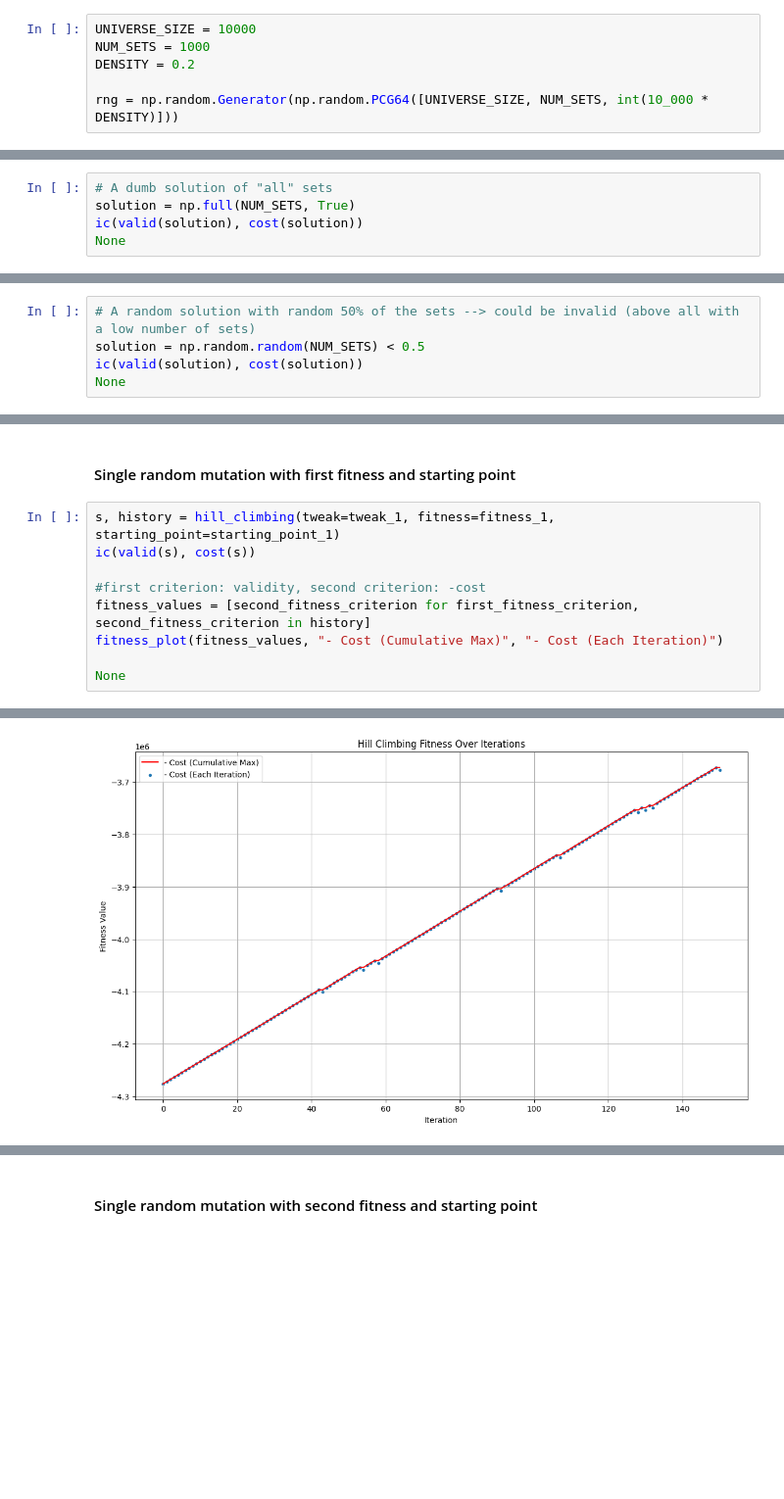
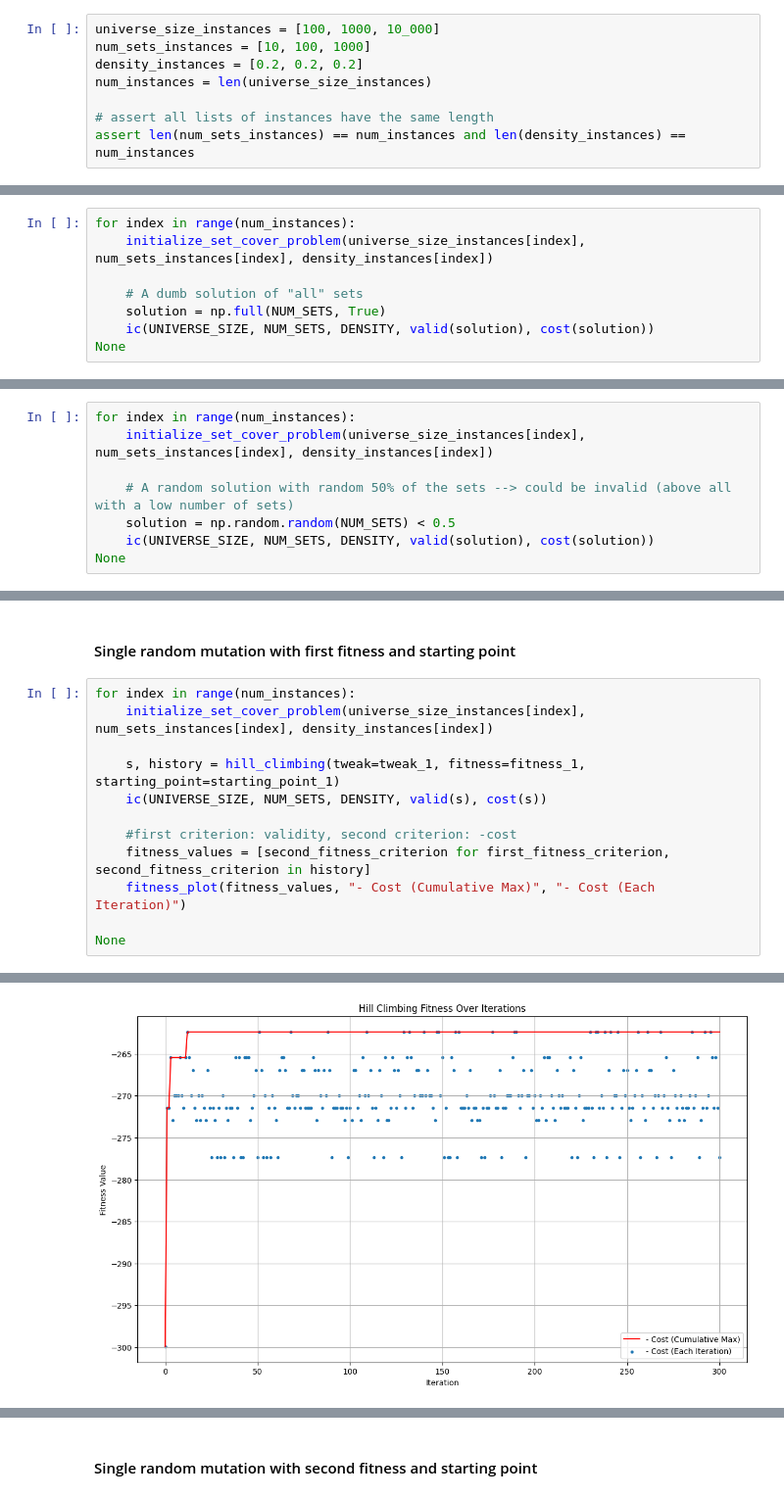
Before and after one commit to LeoneFabio/CI2024_lab1, a Jupyter notebook: set-cover.ipynb, the cells around one changed output, grey strips where cells are left out. Shown at 98% size. Cells and saved outputs as stored; diff of their text form; blank space fills up the shorter version.

```diff
--- a/set-cover.ipynb
+++ b/set-cover.ipynb
@@ -8,10 +8,12 @@ from itertools import accumulate
 from matplotlib import pyplot as plt
 from icecream import ic
 import math
-# %%
-UNIVERSE_SIZE = 10000
-NUM_SETS = 1000
-DENSITY = 0.2
-
-rng = np.random.Generator(np.random.PCG64([UNIVERSE_SIZE, NUM_SETS, int(10_000 * DENSITY)]))
+# %%
+universe_size_instances = [100, 1000, 10_000]
+num_sets_instances = [10, 100, 1000]
+density_instances = [0.2, 0.2, 0.2]
+num_instances = len(universe_size_instances)
+
+# assert all lists of instances have the same length
+assert len(num_sets_instances) == num_instances and len(density_instances) == num_instances
 # %%
@@ -49,8 +62,11 @@ def fitness_plot(fitness_values, label1, label2):
 # %% [markdown]
 ## First dumb solutions
 # %%
-# A dumb solution of "all" sets
-solution = np.full(NUM_SETS, True)
-ic(valid(solution), cost(solution))
+for index in range(num_instances):
+    initialize_set_cover_problem(universe_size_instances[index], num_sets_instances[index], density_instances[index])
+
+    # A dumb solution of "all" sets
+    solution = np.full(NUM_SETS, True)
+    ic(UNIVERSE_SIZE, NUM_SETS, DENSITY, valid(solution), cost(solution))
 None
 # %% [output]
@@ -59,6 +88,9 @@ ic| valid(solution): np.True_
 # %%
-# A random solution with random 50% of the sets --> could be invalid (above all with a low number of sets)
-solution = np.random.random(NUM_SETS) < 0.5
-ic(valid(solution), cost(solution))
+for index in range(num_instances):
+    initialize_set_cover_problem(universe_size_instances[index], num_sets_instances[index], density_instances[index])
+
+    # A random solution with random 50% of the sets --> could be invalid (above all with a low number of sets)
+    solution = np.random.random(NUM_SETS) < 0.5
+    ic(UNIVERSE_SIZE, NUM_SETS, DENSITY, valid(solution), cost(solution))
 None
 # %% [output]
@@ -146,12 +191,15 @@ def hill_climbing(tweak, fitness, starting_point):
 # %% [markdown]
 #### Single random mutation with first fitness and starting point
 # %%
-s, history = hill_climbing(tweak=tweak_1, fitness=fitness_1, starting_point=starting_point_1)
-ic(valid(s), cost(s))
+for index in range(num_instances):
+    initialize_set_cover_problem(universe_size_instances[index], num_sets_instances[index], density_instances[index])
 
-#first criterion: validity, second criterion: -cost
-fitness_values = [second_fitness_criterion for first_fitness_criterion, second_fitness_criterion in history]
-fitness_plot(fitness_values, "- Cost (Cumulative Max)", "- Cost (Each Iteration)")
+    s, history = hill_climbing(tweak=tweak_1, fitness=fitness_1, starting_point=starting_point_1)
+    ic(UNIVERSE_SIZE, NUM_SETS, DENSITY, valid(s), cost(s))
+
+    #first criterion: validity, second criterion: -cost
+    fitness_values = [second_fitness_criterion for first_fitness_criterion, second_fitness_criterion in history]
+    fitness_plot(fitness_values, "- Cost (Cumulative Max)", "- Cost (Each Iteration)")
 
 None
 # %% [output]
@@ -159 +211 @@ ic| valid(s): np.True_, cost(s): np.float64(3672424.39819666)
-[figure, old version]
+[figure, new version]
```
Also changed, not shown: parts of 15 cells of this notebook, 1 other file.
